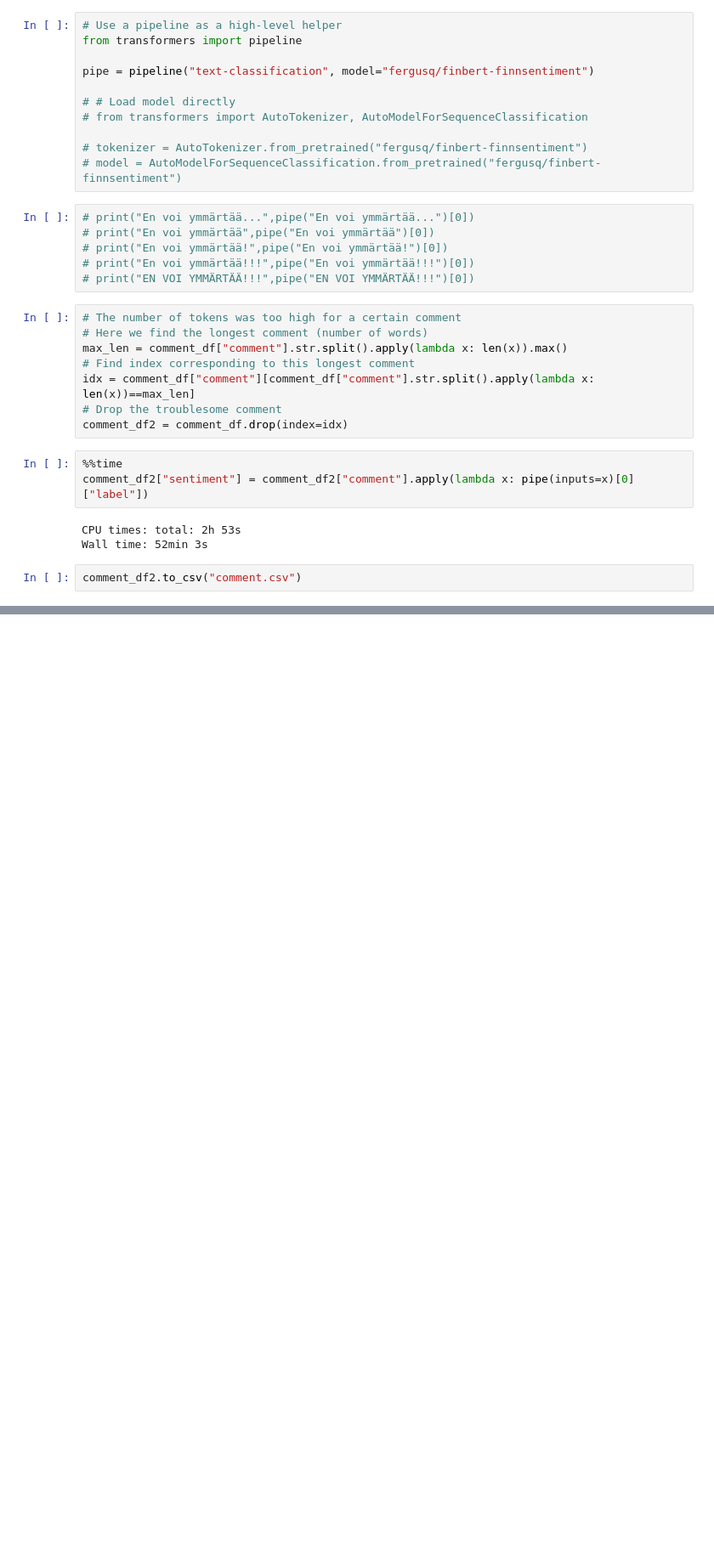
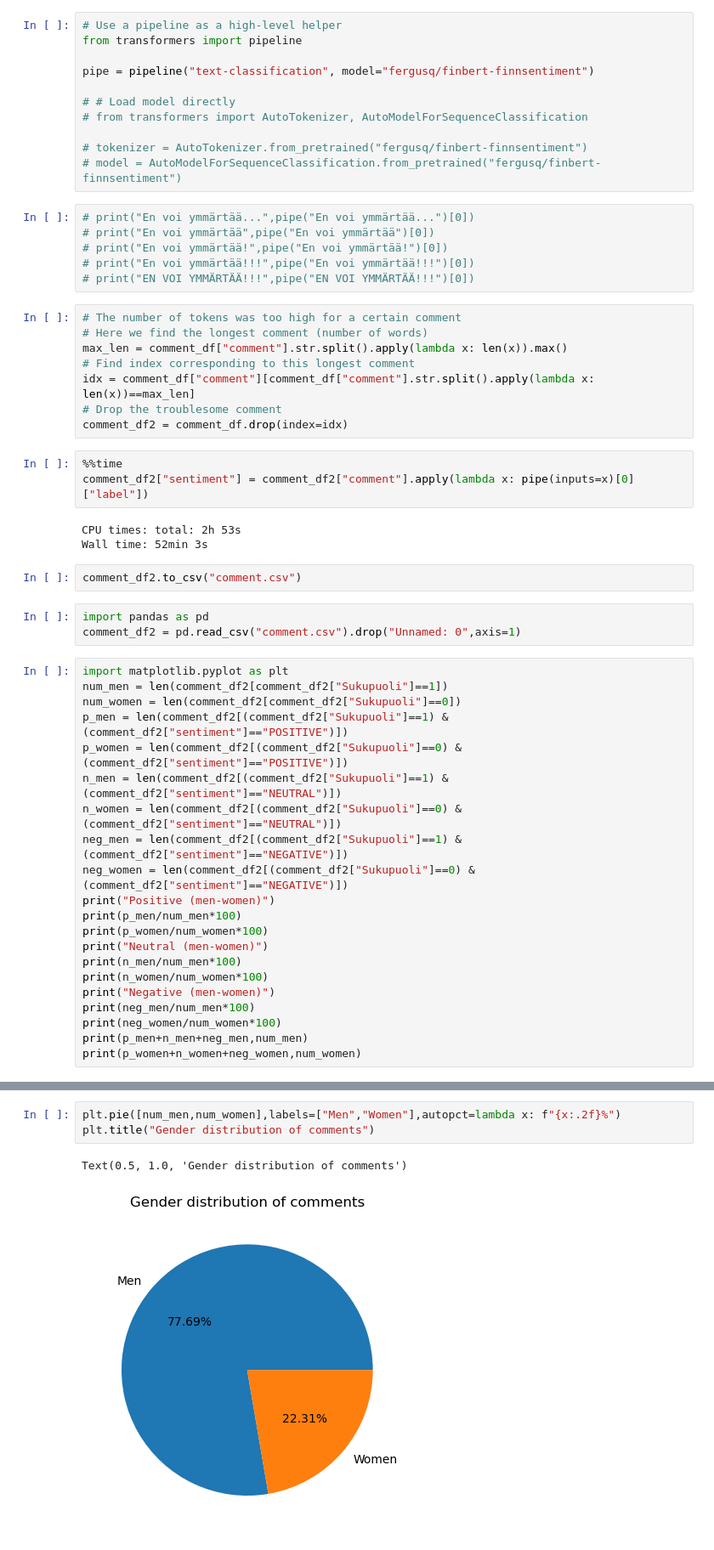
Before and after one commit to eevib/introDataMiniProject, a Jupyter notebook: data_analysis.ipynb, the cells around one changed output, grey strips where cells are left out. Shown at 85% size. Saved outputs shown, nothing was run; the diff lists cells and outputs as text; blank space fills up the shorter version.

Commit message:
more graphs

```diff
--- a/data_analysis.ipynb
+++ b/data_analysis.ipynb
@@ -191,3 +212,27 @@ CPU times: total: 2h 53s
 Wall time: 52min 3s
 # %%
 comment_df2.to_csv("comment.csv")
+# %%
+import pandas as pd
+comment_df2 = pd.read_csv("comment.csv").drop("Unnamed: 0",axis=1)
+# %%
+import matplotlib.pyplot as plt
+num_men = len(comment_df2[comment_df2["Sukupuoli"]==1])
+num_women = len(comment_df2[comment_df2["Sukupuoli"]==0])
+p_men = len(comment_df2[(comment_df2["Sukupuoli"]==1) & (comment_df2["sentiment"]=="POSITIVE")])
+p_women = len(comment_df2[(comment_df2["Sukupuoli"]==0) & (comment_df2["sentiment"]=="POSITIVE")])
+n_men = len(comment_df2[(comment_df2["Sukupuoli"]==1) & (comment_df2["sentiment"]=="NEUTRAL")])
+n_women = len(comment_df2[(comment_df2["Sukupuoli"]==0) & (comment_df2["sentiment"]=="NEUTRAL")])
+neg_men = len(comment_df2[(comment_df2["Sukupuoli"]==1) & (comment_df2["sentiment"]=="NEGATIVE")])
+neg_women = len(comment_df2[(comment_df2["Sukupuoli"]==0) & (comment_df2["sentiment"]=="NEGATIVE")])
+print("Positive (men-women)")
+print(p_men/num_men*100)
+print(p_women/num_women*100)
+print("Neutral (men-women)")
+print(n_men/num_men*100)
+print(n_women/num_women*100)
+print("Negative (men-women)")
+print(neg_men/num_men*100)
+print(neg_women/num_women*100)
+print(p_men+n_men+neg_men,num_men)
+print(p_women+n_women+neg_women,num_women)
@@ -193,0 +262,6 @@ comment_df2.to_csv("comment.csv")
+# %%
+plt.pie([num_men,num_women],labels=["Men","Women"],autopct=lambda x: f"{x:.2f}%")
+plt.title("Gender distribution of comments")
+# %% [output]
+Text(0.5, 1.0, 'Gender distribution of comments')
+[figure, added]
```
Also changed, not shown: parts of 11 cells of this notebook.
